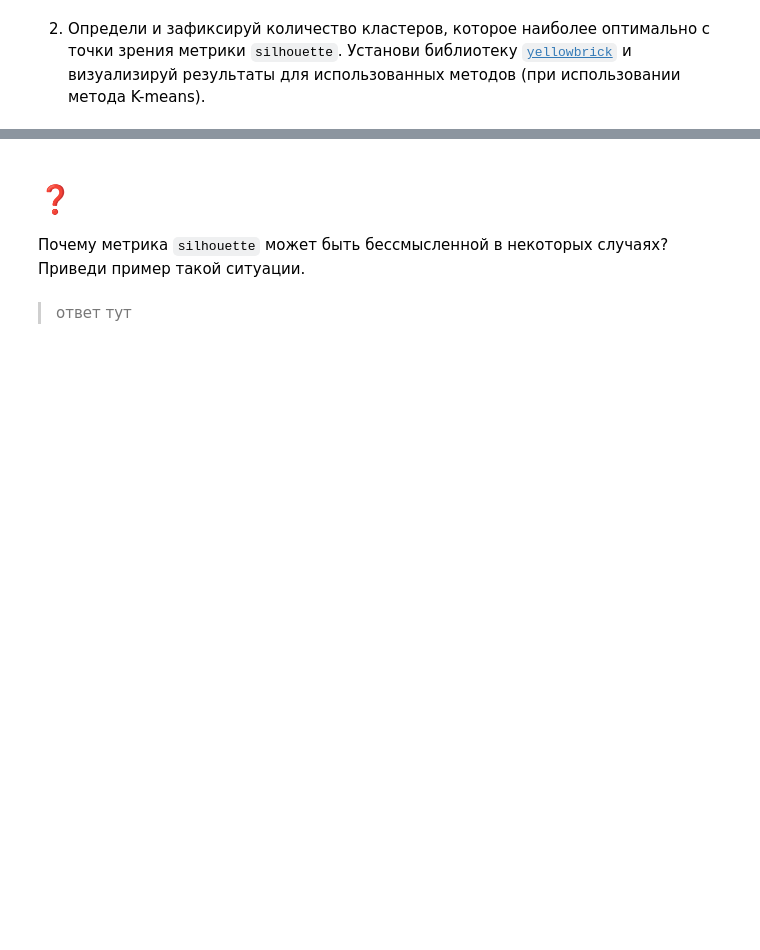
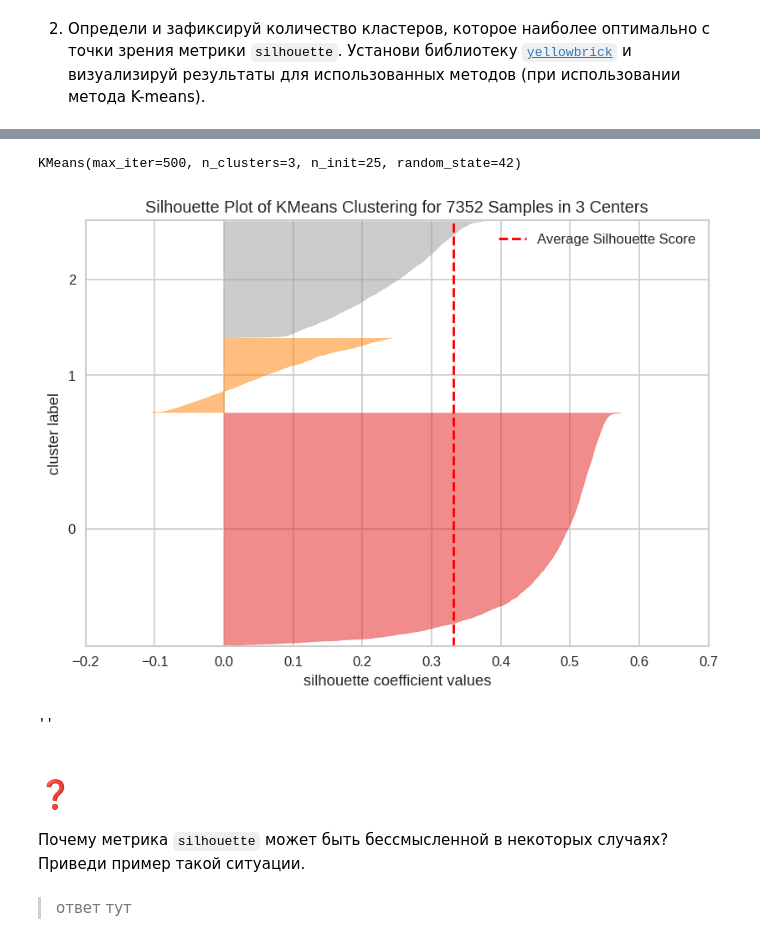
Before and after one commit to DmitriiPrikhodko/ds-phase1-git, a Jupyter notebook: week3/day1/06-01-task.ipynb, the cells around one changed output, grey strips where cells are left out. Cells and saved outputs as stored; diff of their text form; code cells hidden in the pictures; blank space fills up the shorter version.

```diff
--- a/week3/day1/06-01-task.ipynb
+++ b/week3/day1/06-01-task.ipynb
@@ -46,5 +78,16 @@ pd.read_csv(path, sep='\s+', header=None)
+# %%
+km = KMeans(n_clusters=3, n_init=25, random_state=42, max_iter=500)
+km.fit(X_train)
+# %% [output]
+KMeans(max_iter=500, n_clusters=3, n_init=25, random_state=42)
 # %%
-# code
+visualizer_km = SilhouetteVisualizer(km)
+visualizer_km.fit(X_train)
+visualizer_km.show()
+;
+# %% [output]
+[figure, added]
+''
 # %% [markdown]
 # ❓
 
```
Also changed, not shown: parts of 26 cells of this notebook, 4 other files.
